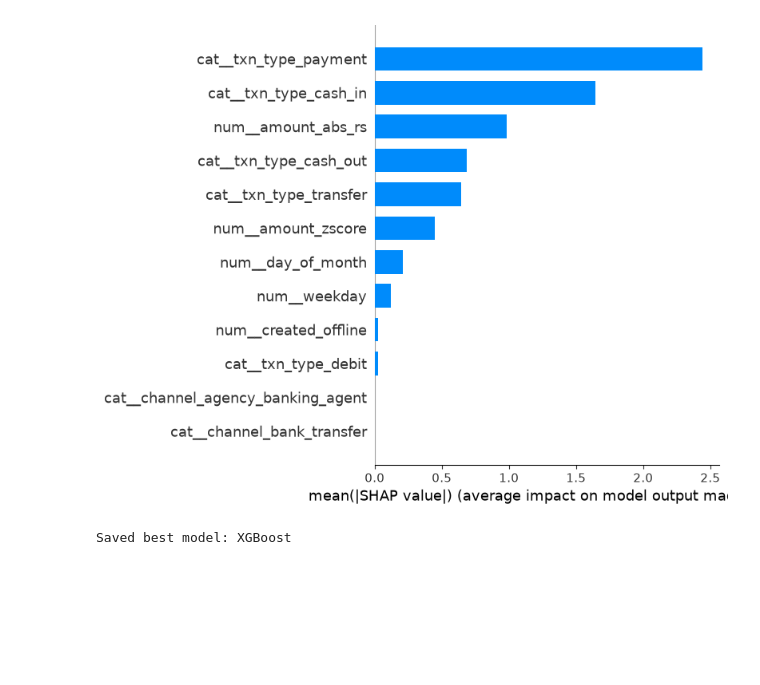
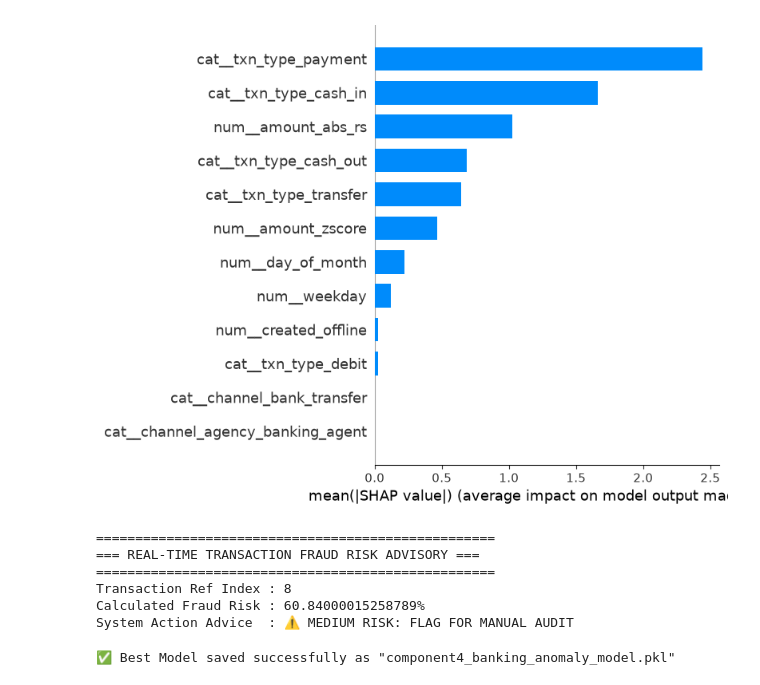
Before and after one commit to sathirapramudith123/R26-IT-139, a Jupyter notebook: ML model/agency banking/agency banking.ipynb, the cells around one changed output. Saved outputs shown, nothing was run; the diff lists cells and outputs as text; code cells hidden in the pictures; blank space fills up the shorter version.

```diff
--- a/ML model/agency banking/agency banking.ipynb
+++ b/ML model/agency banking/agency banking.ipynb
@@ -124,15 +297,69 @@ Training AUC: 0.978 | Validation AUC: 0.903
 # %%
-Xt = model.named_steps["pre"].transform(X_test[:2000])
-Xt = Xt.toarray() if hasattr(Xt, "toarray") else np.asarray(Xt)
-Xt = Xt.astype(float)
-feat_names = model.named_steps["pre"].get_feature_names_out()
-explainer = shap.TreeExplainer(model.named_steps["m"])
-shap_values = explainer.shap_values(Xt)
-shap.summary_plot(shap_values, features=Xt, feature_names=feat_names, plot_type="bar", max_display=12)
+try:
+  import shap
+
+  Xt = champion_model.named_steps['pre'].transform(X_test[:2000])
+  Xt = Xt.toarray() if hasattr(Xt, 'toarray') else np.asarray(Xt)
+  Xt = Xt.astype(float)
+
+  feat_names = champion_model.named_steps['pre'].get_feature_names_out()
+  explainer = shap.TreeExplainer(champion_model.named_steps['m'])
+  shap_values = explainer.shap_values(Xt)
+
+  plt.figure(figsize=(8, 4.5))
+  if isinstance(shap_values, list):
+    shap.summary_plot(
+        shap_values[1],
+        features=Xt,
+        feature_names=feat_names,
+        plot_type='bar',
+        max_display=12,
+    )
+  else:
+    shap.summary_plot(
+        shap_values,
+        features=Xt,
+        feature_names=feat_names,
+        plot_type='bar',
+        max_display=12,
+    )
+except Exception as e:
+  print(f'Notice: SHAP analysis skipped ({e}).')
 # %% [output]
-[figure, old version]
+[figure, new version]
-# %%
-joblib.dump(model, "component4_banking_anomaly_model.pkl")
-print("Saved best model:", best_name)
-# %% [output]
-Saved best model: XGBoost
+# %%
+print('===================================================')
+print('=== REAL-TIME TRANSACTION FRAUD RISK ADVISORY ===')
+print('===================================================')
+
+# Select sample transaction flagged as Anomaly
+anomaly_indices = np.where(y_pred == 1)[0]
+sample_idx = anomaly_indices[0] if len(anomaly_indices) > 0 else 0
+
+sample_txn = X_test.iloc[[sample_idx]].copy()
+anomaly_score = round(champion_model.predict_proba(sample_txn)[0, 1] * 100, 2)
+
+print(f'Transaction Ref Index : {sample_idx}')
+print(f'Calculated Fraud Risk : {anomaly_score}%')
+
+if anomaly_score >= 80:
+  recommendation = '🚩 HIGH RISK: BLOCK TRANSACTION & TRIGGER OTP VERIFICATION'
+elif anomaly_score >= 50:
+  recommendation = '⚠️ MEDIUM RISK: FLAG FOR MANUAL AUDIT'
+else:
+  recommendation = '✅ LOW RISK: APPROVE TRANSACTION'
+
+print(f'System Action Advice  : {recommendation}')
+# %% [output]
+===================================================
+=== REAL-TIME TRANSACTION FRAUD RISK ADVISORY ===
+===================================================
+Transaction Ref Index : 8
+Calculated Fraud Risk : 60.84000015258789%
+System Action Advice  : ⚠️ MEDIUM RISK: FLAG FOR MANUAL AUDIT
+# %%
+model_filename = 'component4_banking_anomaly_model.pkl'
+joblib.dump(champion_model, model_filename)
+print(f'\n✅ Best Model saved successfully as "{model_filename}"')
+# %% [output]
+✅ Best Model saved successfully as "component4_banking_anomaly_model.pkl"
```
Also changed, not shown: parts of 14 cells of this notebook, 19 other files.
